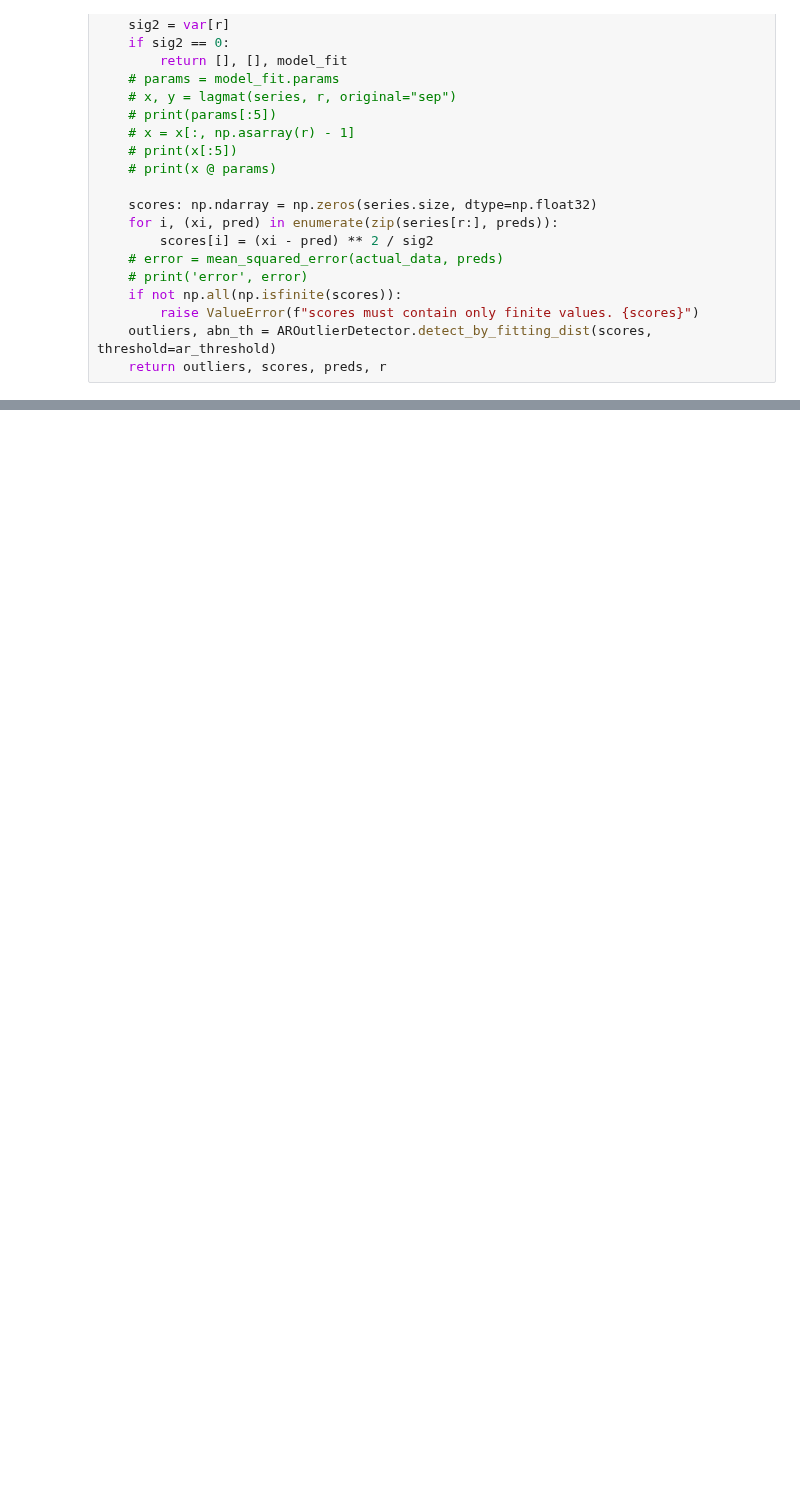
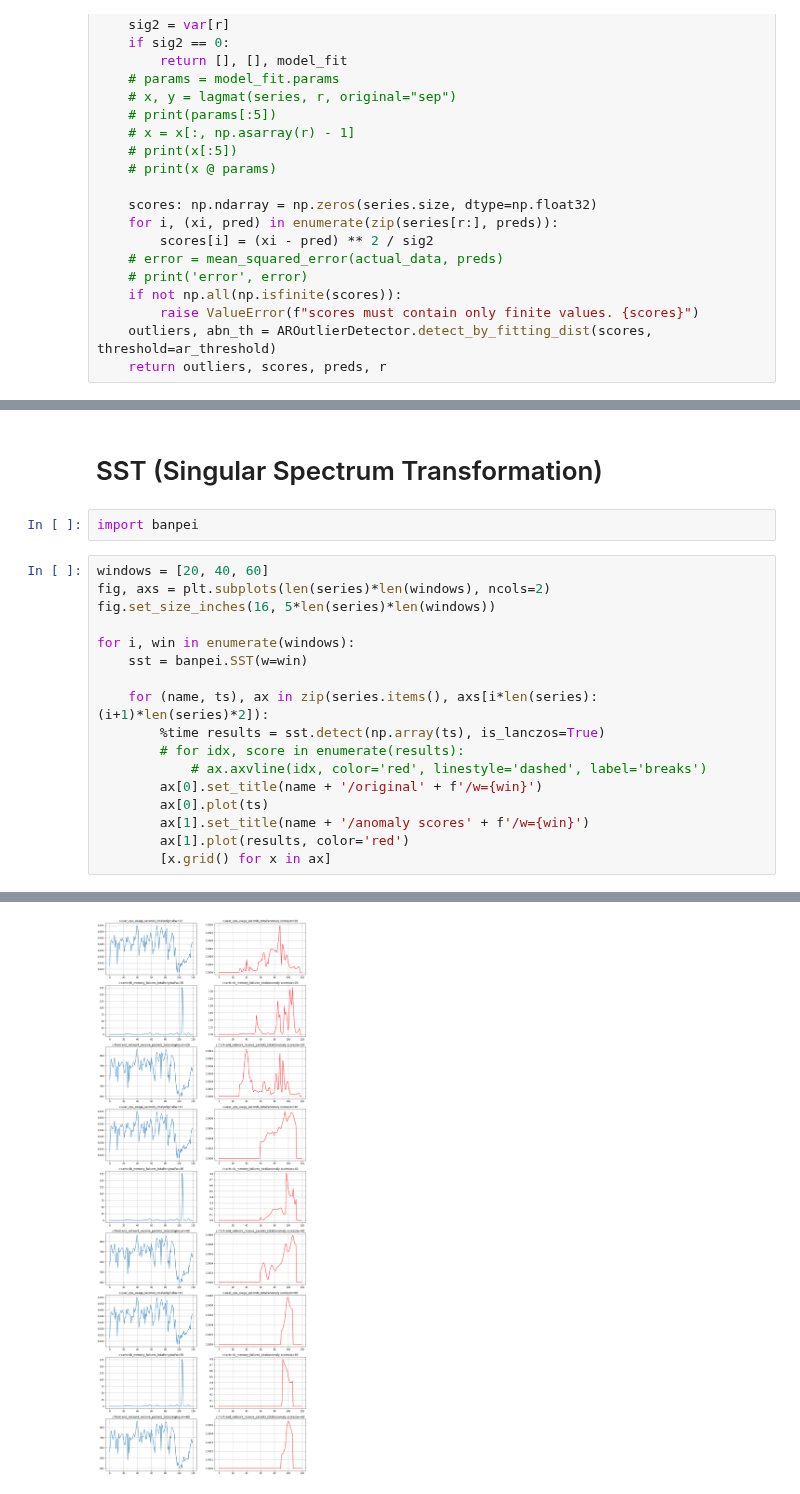
Before and after one commit to ai4sre/meltria-analyzer, a Jupyter notebook: notebooks/investigate_ar-based-ad_issue.ipynb, the cells around one changed output, grey strips where cells are left out. Cells and saved outputs as stored; diff of their text form; blank space fills up the shorter version.

Commit message:
notebooks: add SST with banpei

```diff
--- a/notebooks/investigate_ar-based-ad_issue.ipynb
+++ b/notebooks/investigate_ar-based-ad_issue.ipynb
@@ -152,0 +153,22 @@ lag: 12
+# %% [markdown]
+# SST (Singular Spectrum Transformation)
+# %%
+import banpei
+# %%
+windows = [20, 40, 60]
+fig, axs = plt.subplots(len(series)*len(windows), ncols=2)
+fig.set_size_inches(16, 5*len(series)*len(windows))
+
+for i, win in enumerate(windows):
+    sst = banpei.SST(w=win)
+
+    for (name, ts), ax in zip(series.items(), axs[i*len(series):(i+1)*len(series)*2]):
+        %time results = sst.detect(np.array(ts), is_lanczos=True)
+        # for idx, score in enumerate(results):
+            # ax.axvline(idx, color='red', linestyle='dashed', label='breaks')
+        ax[0].set_title(name + '/original' + f'/w={win}')
+        ax[0].plot(ts)
+        ax[1].set_title(name + '/anomaly scores' + f'/w={win}')
+        ax[1].plot(results, color='red')
+        [x.grid() for x in ax]
+# %% [output]
@@ -152,0 +193 @@ lag: 12
+[figure, added]
```
Also changed, not shown: parts of 3 cells of this notebook.
